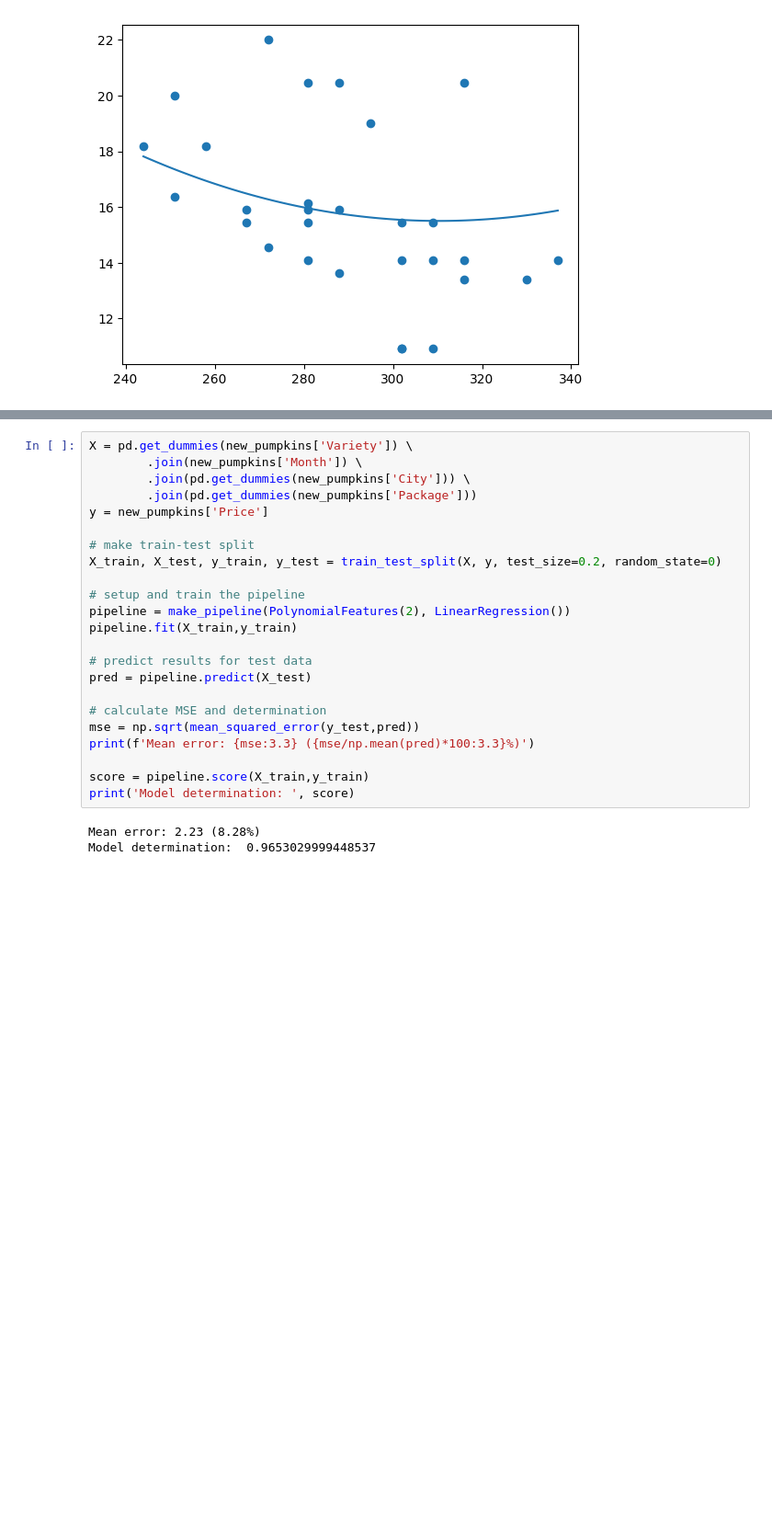
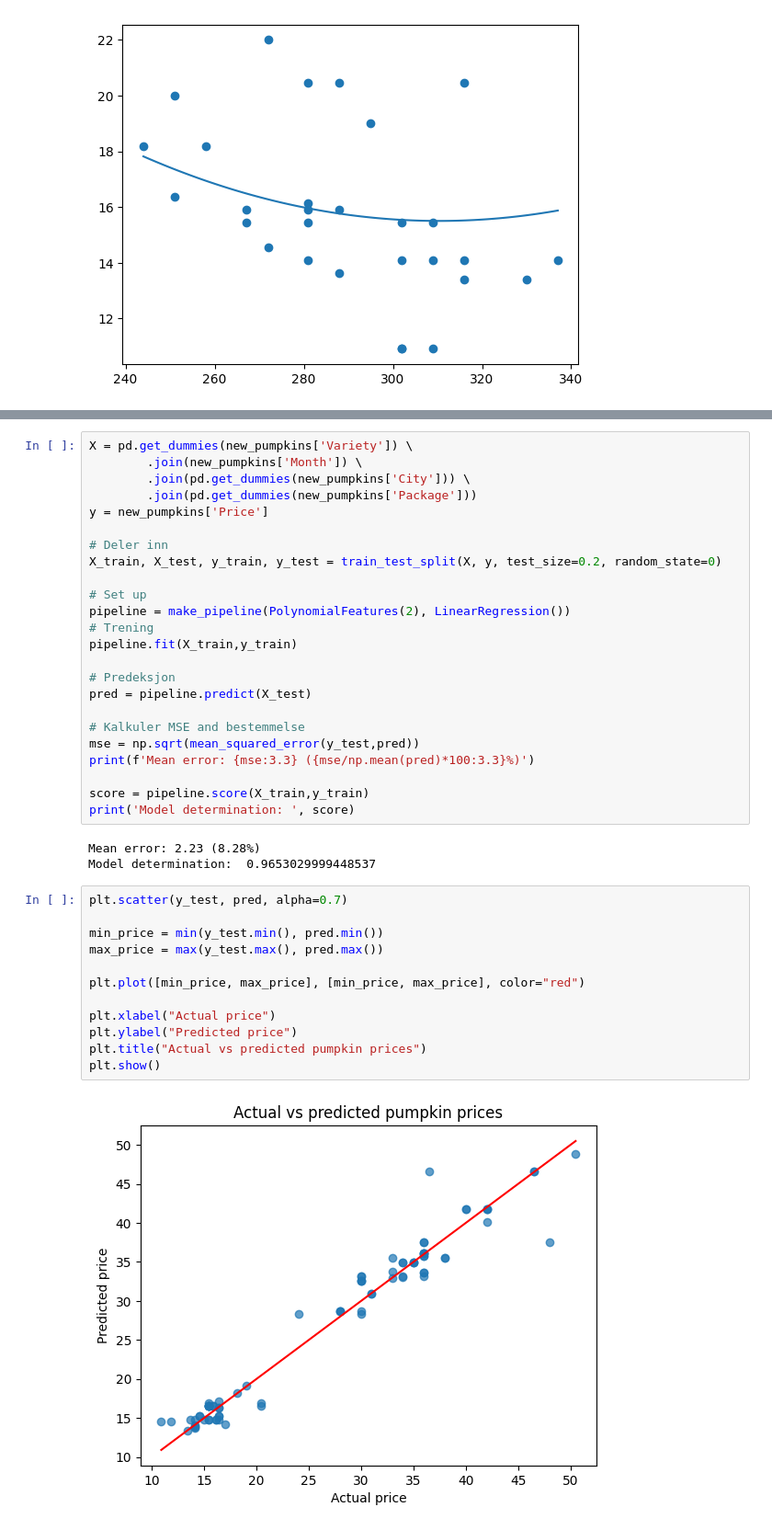
Before and after one commit to jsandtangen/Microsoft-ML-Course, a Jupyter notebook: Regression/Linear/notebook.ipynb, the cells around one changed output, grey strips where cells are left out. Shown at 92% size. Drawn from its saved outputs; the diff is of its cells as text; blank space fills up the shorter version.

Commit message:
Adding charts

```diff
--- a/Regression/Linear/notebook.ipynb
+++ b/Regression/Linear/notebook.ipynb
@@ -196,17 +214,18 @@ X = pd.get_dummies(new_pumpkins['Variety']) \
         .join(pd.get_dummies(new_pumpkins['Package']))
 y = new_pumpkins['Price']
 
-# make train-test split
+# Deler inn
 X_train, X_test, y_train, y_test = train_test_split(X, y, test_size=0.2, random_state=0)
 
-# setup and train the pipeline
+# Set up
 pipeline = make_pipeline(PolynomialFeatures(2), LinearRegression())
+# Trening
 pipeline.fit(X_train,y_train)
 
-# predict results for test data
+# Predeksjon
 pred = pipeline.predict(X_test)
 
-# calculate MSE and determination
+# Kalkuler MSE and bestemmelse
 mse = np.sqrt(mean_squared_error(y_test,pred))
 print(f'Mean error: {mse:3.3} ({mse/np.mean(pred)*100:3.3}%)')
 
@@ -215,3 +234,17 @@ print('Model determination: ', score)
 # %% [output]
 Mean error: 2.23 (8.28%)
 Model determination:  0.9653029999448537
+# %%
+plt.scatter(y_test, pred, alpha=0.7)
+
+min_price = min(y_test.min(), pred.min())
+max_price = max(y_test.max(), pred.max())
+
+plt.plot([min_price, max_price], [min_price, max_price], color="red")
+
+plt.xlabel("Actual price")
+plt.ylabel("Predicted price")
+plt.title("Actual vs predicted pumpkin prices")
+plt.show()
+# %% [output]
+[figure, added]
```
Also changed, not shown: parts of 3 cells of this notebook.
